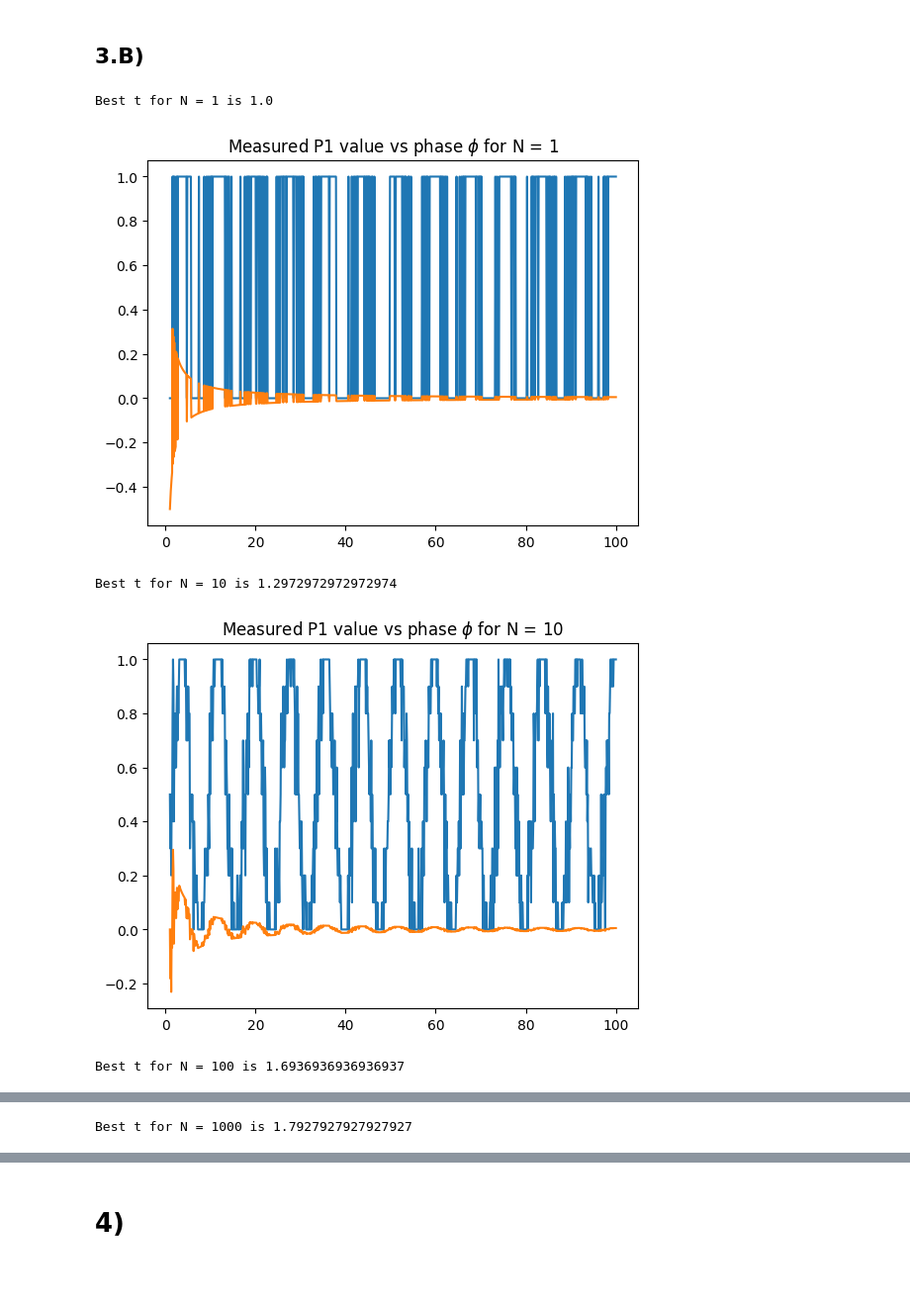
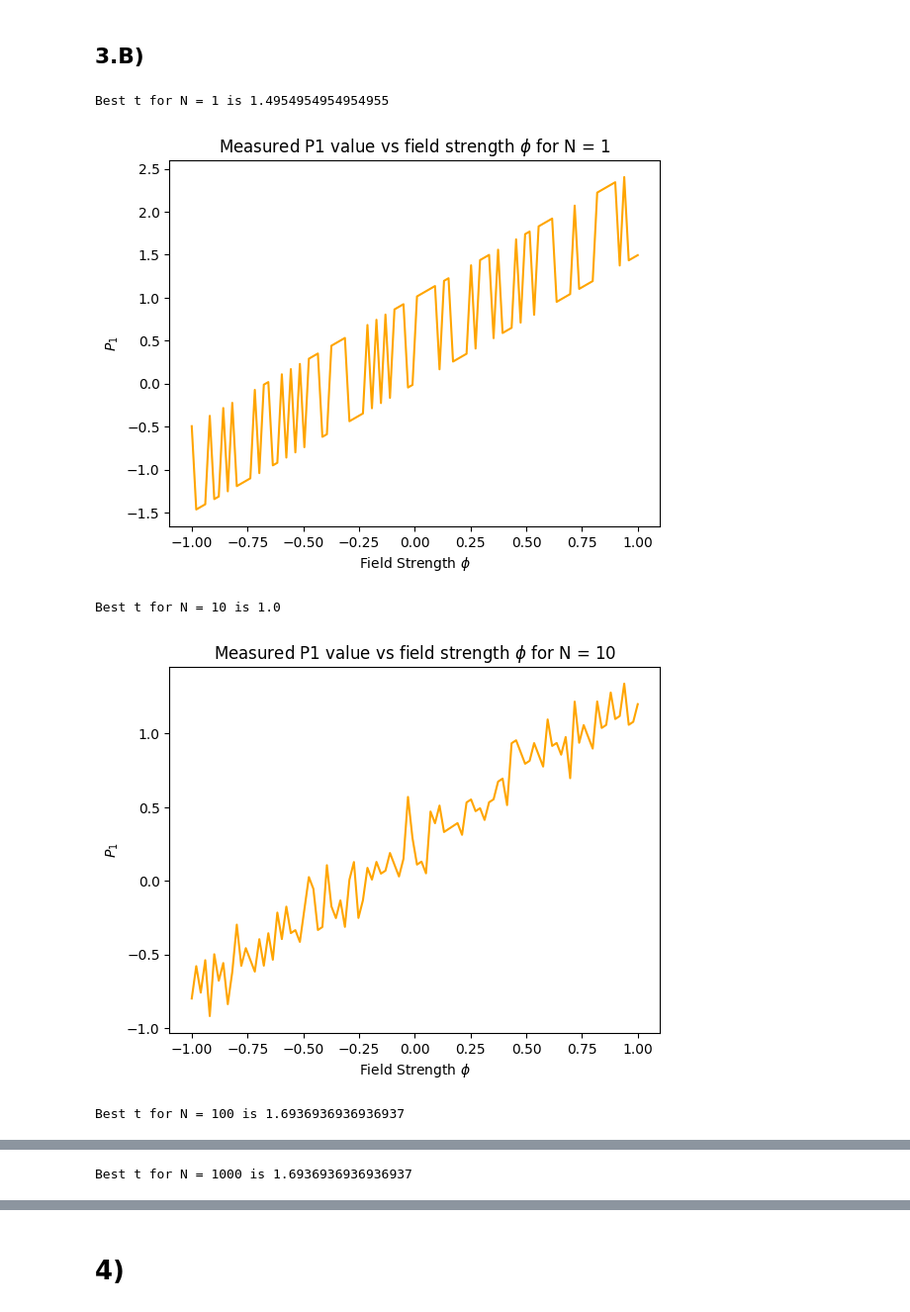
Before and after one commit to the-iron-ryan/QST-402, a Jupyter notebook: HW7/HW7.ipynb, the cells around one changed output, grey strips where cells are left out. Shown at 99% size. Saved outputs shown, nothing was run; the diff lists cells and outputs as text; code cells hidden in the pictures; blank space fills up the shorter version.

```diff
--- a/HW7/HW7.ipynb
+++ b/HW7/HW7.ipynb
@@ -121,40 +121,35 @@ for N in [1, 10, 100, 1000]:
 # %%
 for N in [1, 10, 100, 1000]:
     t_w = np.linspace(1, 100, 1000)
 
     # First, find the best t by sampling around 2
     best_t = 0
     for t in t_w:
         true_p1 = P1(t, Omega, delta)
         p1_val = np.sum(np.random.binomial(1, true_p1, N)) / N
         if p1_val >= 0.5:
             best_t = t
             break
     print("Best t for N = {} is {}".format(N, best_t))
 
     # Now, lets plot our results relative to the strengh of the field phi
     gamma = 1
     phis = np.linspace(-1, 1, 100)
-
     measured_p1 = []
-    phases = []
-    for t in t_w:
-        true_p1 = P1(t, Omega, delta)
+    for phi in phis:
+        dp1 = gamma * phi * best_t
         p1_val = np.sum(np.random.binomial(1, true_p1, N)) / N
-
-        phi = (p1_val - 0.5) / (gamma * t)
-        phase = gamma * phi * t
-        measured_p1.append(p1_val)
-        phases.append(phi)
+        measured_p1.append(p1_val + dp1)
 
 
-    plt.plot(t_w, measured_p1)
-    plt.plot(t_w, phases)
-    plt.title("Measured P1 value vs phase $\phi$ for N = {}".format(N))
+    plt.plot(phis, measured_p1, label='data', color='orange')
+    plt.title("Measured P1 value vs field strength $\phi$ for N = {}".format(N))
+    plt.xlabel("Field Strength $\phi$")
+    plt.ylabel("$P_1$")
     plt.show()
 # %% [output]
-Best t for N = 1 is 1.0
+Best t for N = 1 is 1.4954954954954955
-[figure, old version]
+[figure, new version]
-Best t for N = 10 is 1.2972972972972974
+Best t for N = 10 is 1.0
-[figure, old version]
+[figure, new version]
 Best t for N = 100 is 1.6936936936936937
@@ -162 +157 @@ Best t for N = 100 is 1.6936936936936937
-Best t for N = 1000 is 1.7927927927927927
+Best t for N = 1000 is 1.6936936936936937
```
Also changed, not shown: parts of 8 cells of this notebook.
